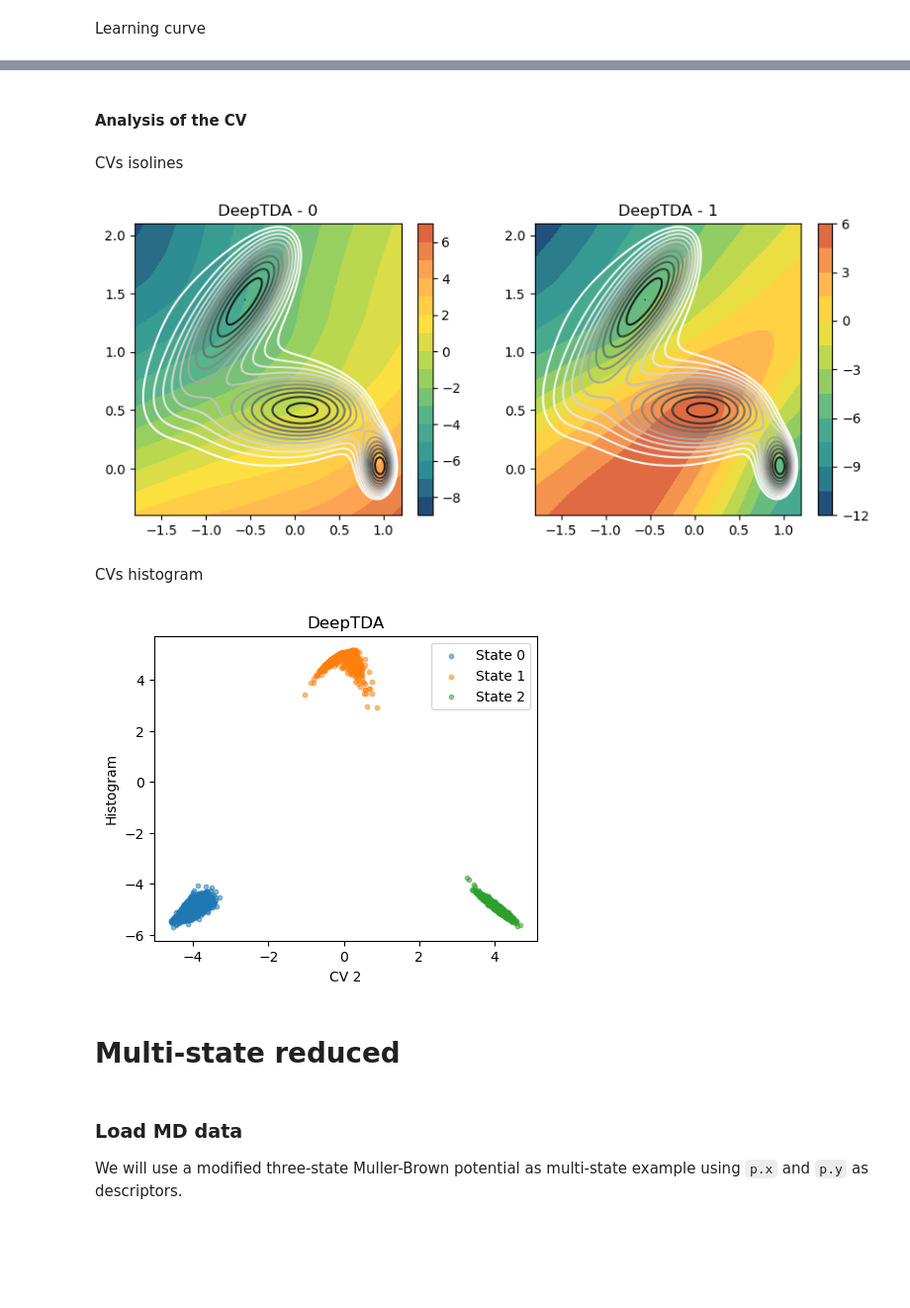
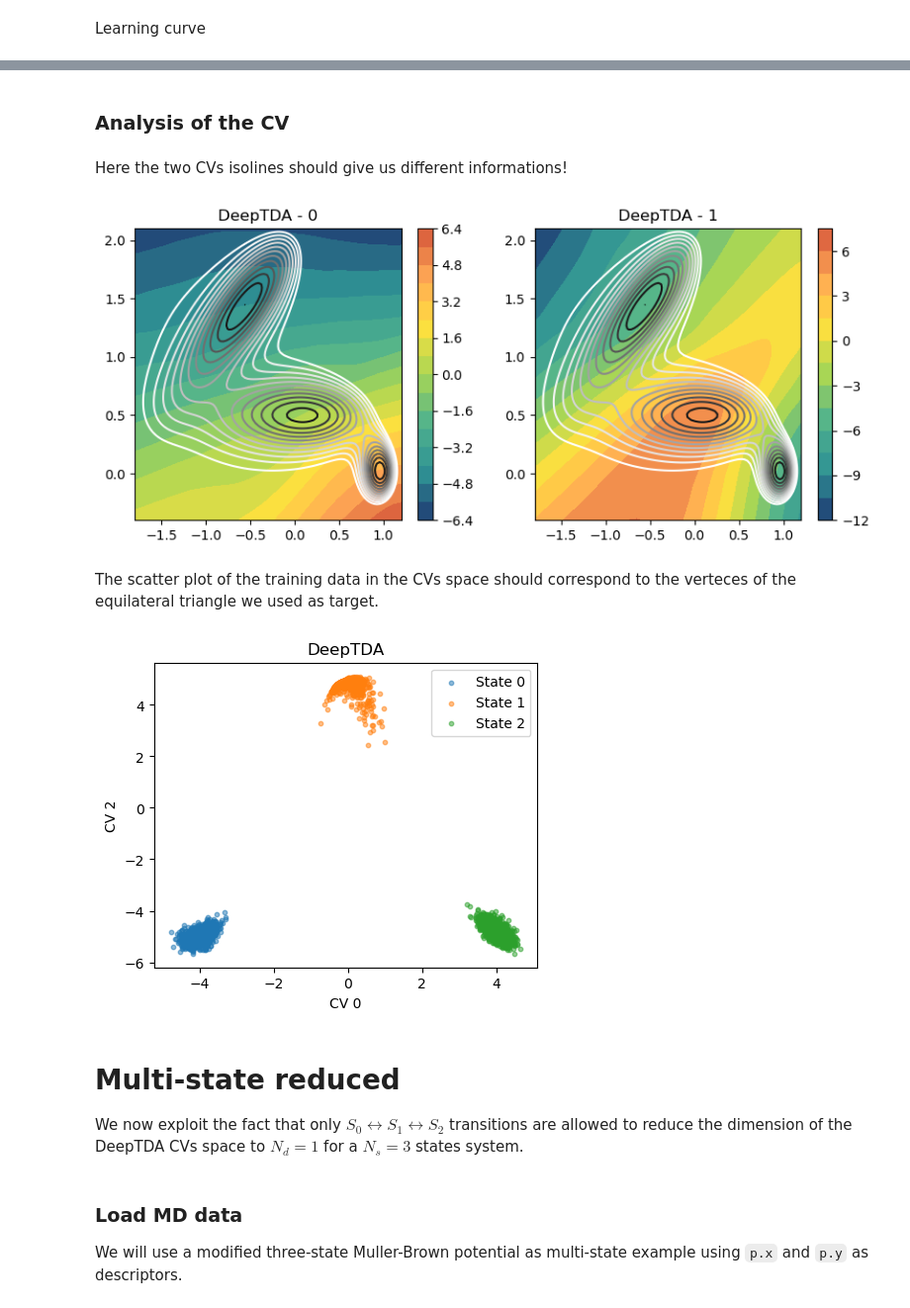
Before and after one commit to luigibonati/mlcolvar, a Jupyter notebook: docs/notebooks/cvs_DeepTDA.ipynb, the cells around one changed output, grey strips where cells are left out. Shown at 99% size. Cells and saved outputs as stored; diff of their text form; code cells hidden in the pictures; blank space fills up the shorter version.

Commit message:
Refined DeepTDA muller tutorial

```diff
--- a/docs/notebooks/cvs_DeepTDA.ipynb
+++ b/docs/notebooks/cvs_DeepTDA.ipynb
@@ -97,9 +105,11 @@ for i in range(n_states):
 # %%
 from mlcvs.cvs import DeepTDA
 
-n_components = n_states-1
+# Parameters
+n_cvs = 1
+target_centers = [-7, 7]
+target_sigmas = [0.2, 0.2]
 nn_layers = [2,128,64,1]
-nn_args = {'activation': 'relu'}
-options= {'nn': nn_args}
-# MODEL
-model = DeepTDA(n_states=n_states, n_cvs=1,target_centers=[-7,7], target_sigmas=[0.2, 0.2], layers=nn_layers, options=options)
+
+# Initialize DeepTDA model
+model = DeepTDA(n_states=n_states, n_cvs=1,target_centers=target_centers, target_sigmas=target_sigmas, layers=nn_layers)
@@ -111,7 +121,7 @@ from mlcvs.utils.trainer import MetricsCallback
 
 # define callbacks
 metrics = MetricsCallback()
-early_stopping = EarlyStopping(monitor="valid_loss", mode='min', min_delta=1e-3, patience=20)
+early_stopping = EarlyStopping(monitor="valid_loss", mode='min', min_delta=1e-2, patience=20)
 
 # define trainer
 trainer = pl.Trainer(callbacks=[metrics, early_stopping],
@@ -239,0 +238,17 @@ model = DeepTDA(n_states=n_states,
+# %%
+n_cvs = 2
+# The targets should be two-dimensional
+target_centers = [[-4, -5], # state 0 [cv_0.mu, cv_1.mu]
+                  [ 0,  5],
+                  [ 4, -5]]
+target_sigmas = [[0.2, 0.2], # state 0 [cv_0.sigma, cv_1.sigma]
+                 [0.2, 0.2],
+                 [0.2, 0.2]]
+nn_layers = [2,128,64,2]
+
+# MODEL
+model = DeepTDA(n_states=n_states,
+                n_cvs=2,
+                target_centers=target_centers,
+                target_sigmas=target_sigmas,
+                layers=nn_layers)
@@ -278,7 +296,7 @@ ax = plot_metrics(metrics.metrics,
 # %% [markdown]
-#### Analysis of the CV
+### Analysis of the CV
-# %% [markdown]
-CVs isolines
+# %% [markdown]
+Here the two CVs isolines should give us different informations!
 # %%
 fig,axs = plt.subplots( 1, 2, figsize=(10,4) )
 for i in range(2):
@@ -288,31 +306,32 @@ for i in range(2):
     ax.set_title(f'DeepTDA - {i}')
 plt.show()
 # %% [output]
-[figure, old version]
+[figure, new version]
-# %% [markdown]
-CVs histogram
+# %% [markdown]
+The scatter plot of the training data in the CVs space should correspond to the verteces of the equilateral triangle we used as target.
 # %%
 fig,ax = plt.subplots( 1, 1, figsize=(5,4) )
 
 X = dataset[:]['data']
 Y = dataset[:]['labels']
 
 with torch.no_grad():
     s = model(torch.Tensor(X)).numpy()
 
 for i in range(n_states):
     s_red = s[torch.nonzero(Y==i, as_tuple=True)]
     ax.scatter(s_red[:, 0], s_red[:,1], label=f'State {i}', alpha=0.5, s=10)
 
-ax.set_xlabel(f'CV {i}')
-ax.set_ylabel('Histogram')
+ax.set_xlabel(f'CV 0')
+ax.set_ylabel('CV 2')
 ax.set_title('DeepTDA')
 plt.legend()
 plt.show()
 # %% [output]
-[figure, old version]
+[figure, new version]
-# %% [markdown]
-# Multi-state reduced
+# %% [markdown]
+# Multi-state reduced
+We now exploit the fact that only $S_0 \leftrightarrow S_1 \leftrightarrow S_2$ transitions are allowed to reduce the dimension of the DeepTDA CVs space to $N_d = 1$ for a $N_s=3$ states system.
 # %% [markdown]
 ### Load MD data
 We will use a modified three-state Muller-Brown potential as multi-state example using `p.x` and `p.y` as descriptors.
```
Also changed, not shown: parts of 41 cells of this notebook.
